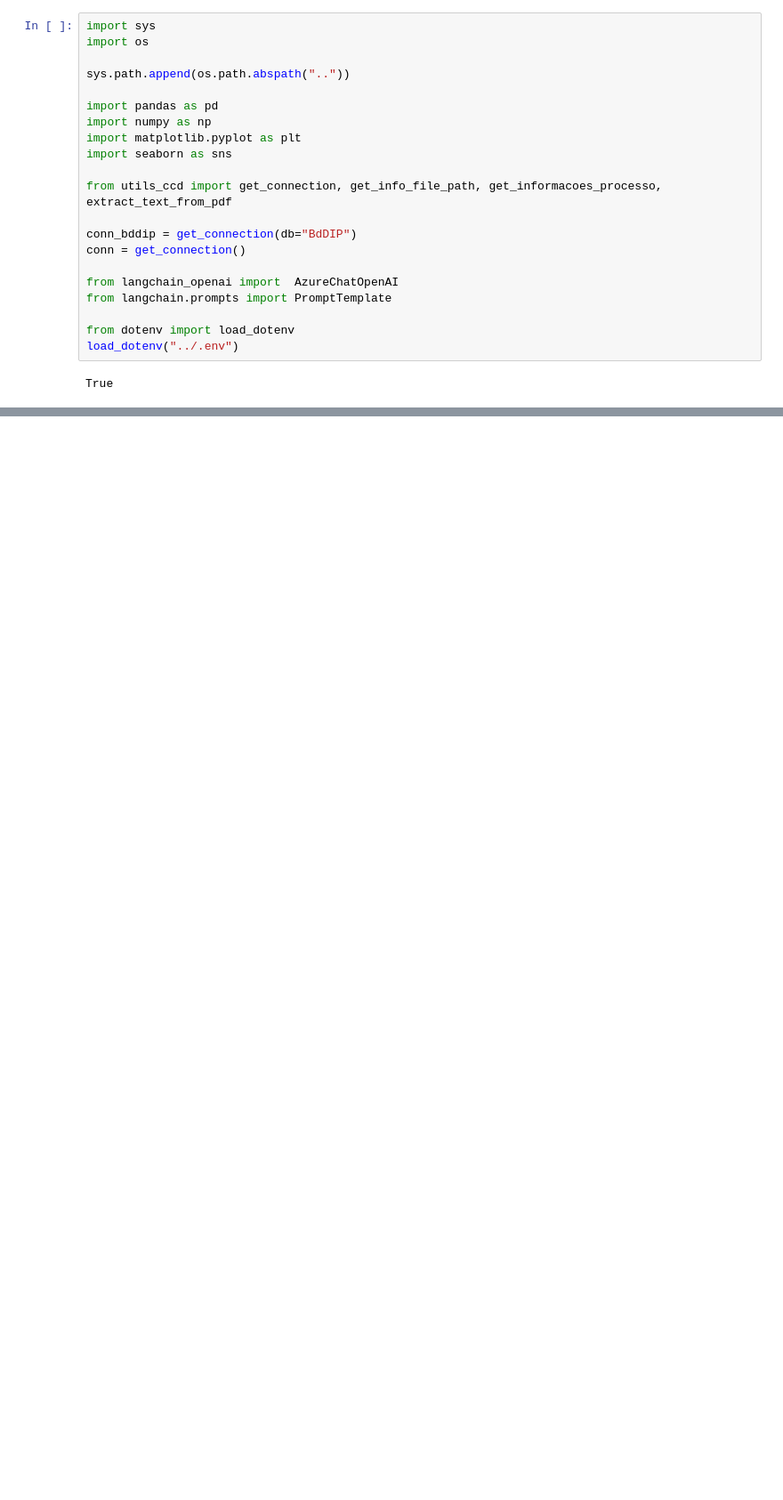
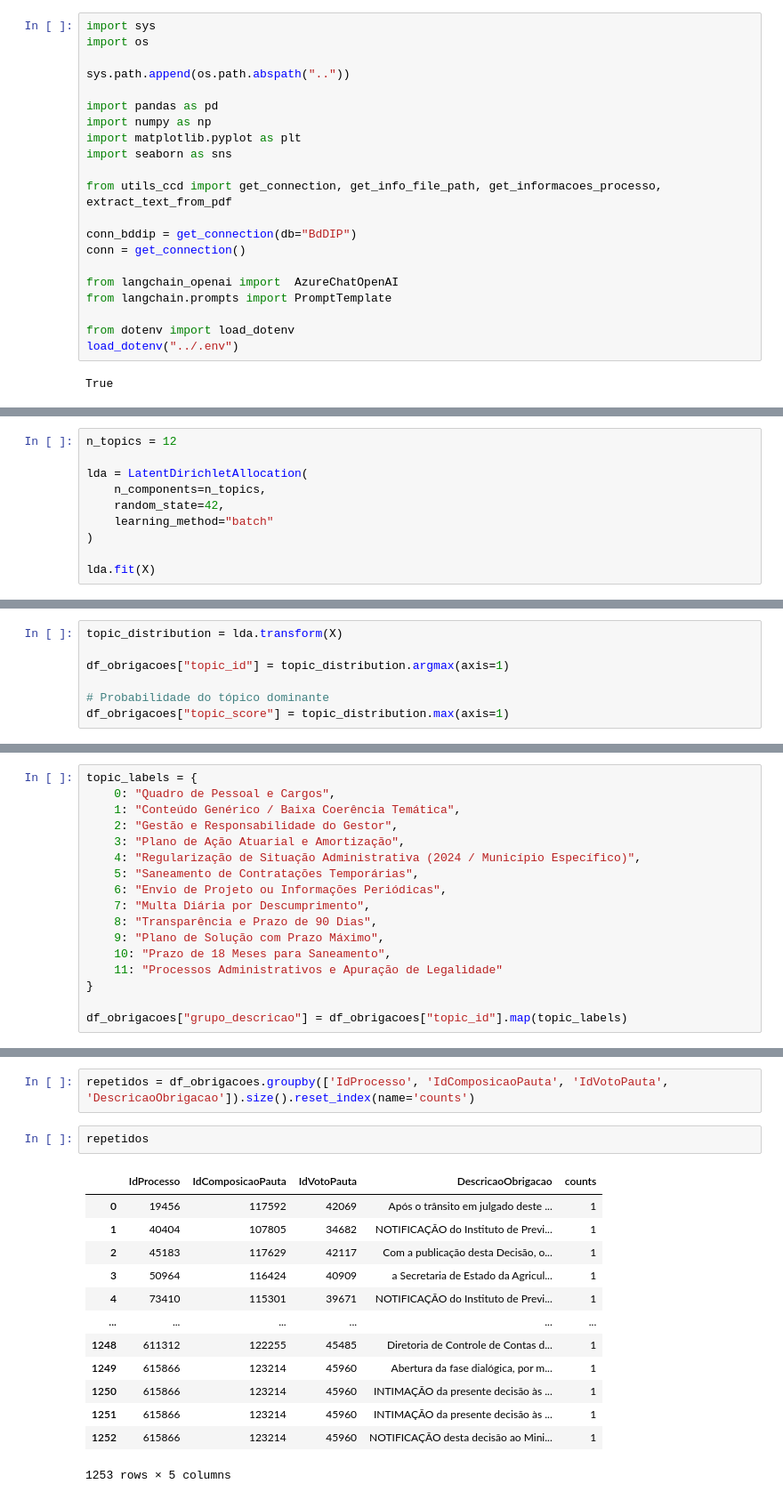
Before and after one commit to eduardoplima/ccd, a Jupyter notebook: scripts/analise/obrigacoes.ipynb, the cells around one changed output, grey strips where cells are left out. Shown at 89% size. Cells and saved outputs as stored; diff of their text form; blank space fills up the shorter version.

```diff
--- a/scripts/analise/obrigacoes.ipynb
+++ b/scripts/analise/obrigacoes.ipynb
@@ -78,0 +211,10 @@ Obrigação: Assinatura no prazo de 60 (sessenta) dias úteis, a contar da intim
+# %%
+n_topics = 12
+
+lda = LatentDirichletAllocation(
+    n_components=n_topics,
+    random_state=42,
+    learning_method="batch"
+)
+
+lda.fit(X)
@@ -78,0 +251,7 @@ Obrigação: Assinatura no prazo de 60 (sessenta) dias úteis, a contar da intim
+# %%
+topic_distribution = lda.transform(X)
+
+df_obrigacoes["topic_id"] = topic_distribution.argmax(axis=1)
+
+# Probabilidade do tópico dominante
+df_obrigacoes["topic_score"] = topic_distribution.max(axis=1)
@@ -78,0 +275,17 @@ Obrigação: Assinatura no prazo de 60 (sessenta) dias úteis, a contar da intim
+# %%
+topic_labels = {
+    0: "Quadro de Pessoal e Cargos",
+    1: "Conteúdo Genérico / Baixa Coerência Temática",
+    2: "Gestão e Responsabilidade do Gestor",
+    3: "Plano de Ação Atuarial e Amortização",
+    4: "Regularização de Situação Administrativa (2024 / Município Específico)",
+    5: "Saneamento de Contratações Temporárias",
+    6: "Envio de Projeto ou Informações Periódicas",
+    7: "Multa Diária por Descumprimento",
+    8: "Transparência e Prazo de 90 Dias",
+    9: "Plano de Solução com Prazo Máximo",
+    10: "Prazo de 18 Meses para Saneamento",
+    11: "Processos Administrativos e Apuração de Legalidade"
+}
+
+df_obrigacoes["grupo_descricao"] = df_obrigacoes["topic_id"].map(topic_labels)
@@ -78,0 +345,18 @@ Obrigação: Assinatura no prazo de 60 (sessenta) dias úteis, a contar da intim
+# %%
+repetidos = df_obrigacoes.groupby(['IdProcesso', 'IdComposicaoPauta', 'IdVotoPauta', 'DescricaoObrigacao']).size().reset_index(name='counts')
+# %%
+repetidos
+# %% [output]
+|  | IdProcesso | IdComposicaoPauta | IdVotoPauta | DescricaoObrigacao | counts |
+| 0 | 19456 | 117592 | 42069 | Após o trânsito em julgado deste ... | 1 |
+| 1 | 40404 | 107805 | 34682 | NOTIFICAÇÃO do Instituto de Previ... | 1 |
+| 2 | 45183 | 117629 | 42117 | Com a publicação desta Decisão, o... | 1 |
+| 3 | 50964 | 116424 | 40909 | a Secretaria de Estado da Agricul... | 1 |
+| 4 | 73410 | 115301 | 39671 | NOTIFICAÇÃO do Instituto de Previ... | 1 |
+| ... | ... | ... | ... | ... | ... |
+| 1248 | 611312 | 122255 | 45485 | Diretoria de Controle de Contas d... | 1 |
+| 1249 | 615866 | 123214 | 45960 | Abertura da fase dialógica, por m... | 1 |
+| 1250 | 615866 | 123214 | 45960 | INTIMAÇÃO da presente decisão às ... | 1 |
+| 1251 | 615866 | 123214 | 45960 | INTIMAÇÃO da presente decisão às ... | 1 |
+| 1252 | 615866 | 123214 | 45960 | NOTIFICAÇÃO desta decisão ao Mini... | 1 |
+1253 rows × 5 columns
```
Also changed, not shown: parts of 21 cells of this notebook, 14 other files.
